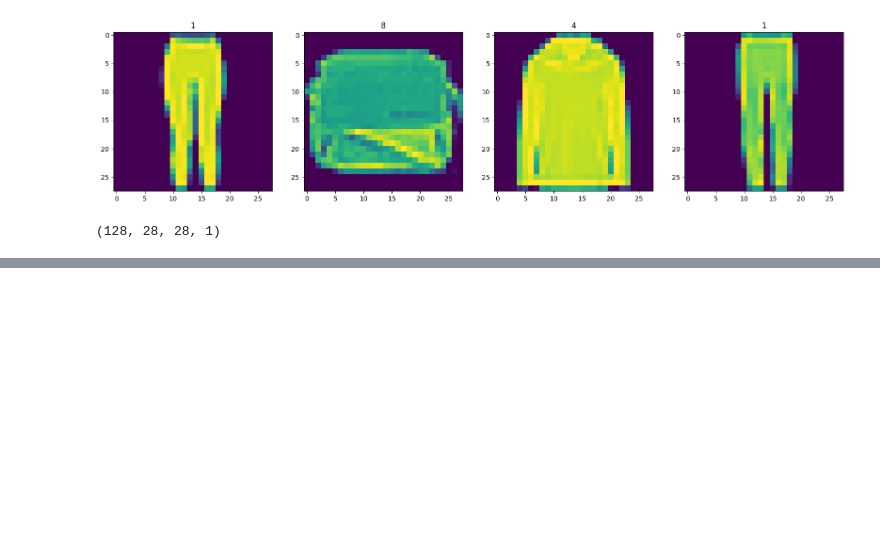
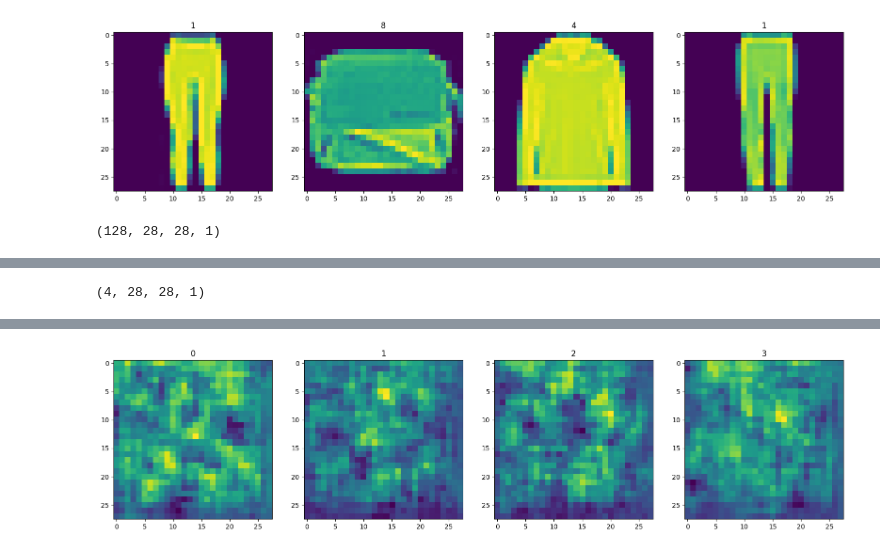
Before and after one commit to ChapelFob80930/Learning-to-code-random-GAN-models, a Jupyter notebook: GAN.ipynb, the cells around one changed output, grey strips where cells are left out. Drawn from its saved outputs; the diff is of its cells as text; code cells hidden in the pictures; blank space fills up the shorter version.

```diff
--- a/GAN.ipynb
+++ b/GAN.ipynb
@@ -134,0 +174,2 @@ ds.as_numpy_iterator().next().shape
+# %%
+generator = build_generator()
@@ -134,0 +204,19 @@ ds.as_numpy_iterator().next().shape
+# %%
+img.shape
+# %% [output]
+(4, 28, 28, 1)
+# %%
+img = generator.predict(np.random.randn(4,128,1)) #4 images, 128 random values
+
+#setting up the subplot formatting
+fig,ax = plt.subplots(ncols=4, figsize=(20,20))
+
+#Looping four times and getting images
+for idx, img in enumerate(img):
+
+    #Plot the image using on a specific subplot
+    ax[idx].imshow(np.squeeze(img))
+
+    #adding image label as the subplot title
+    ax[idx].title.set_text(idx)
+# %% [output]
@@ -134,0 +224 @@ ds.as_numpy_iterator().next().shape
+[figure, added]
```
Also changed, not shown: parts of 10 cells of this notebook.
